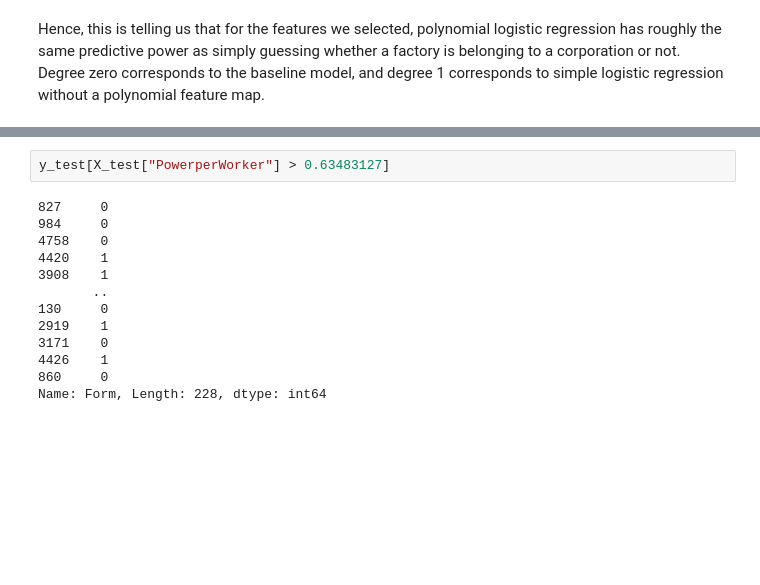
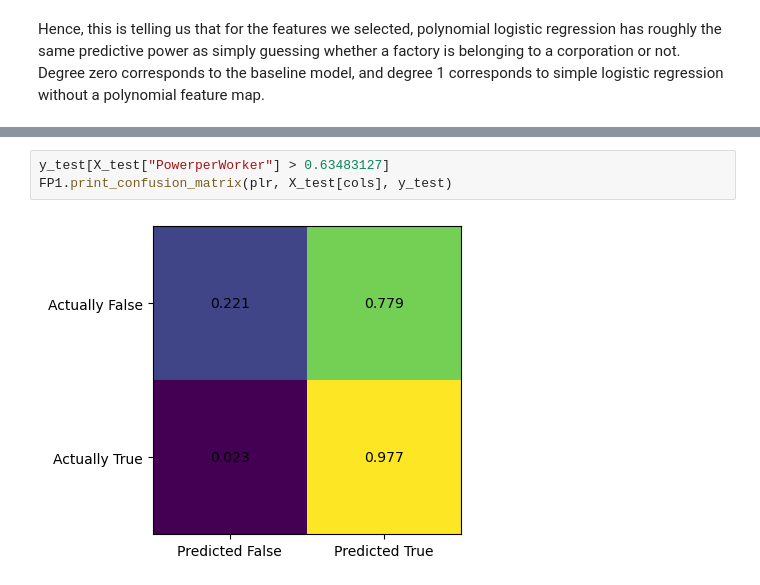
Before and after one commit to Xianzhiwang1/Leet-Code-Project, a Jupyter notebook: final-blog-post/index.ipynb, the cells around one changed output, grey strips where cells are left out. Saved outputs shown, nothing was run; the diff lists cells and outputs as text; blank space fills up the shorter version.

```diff
--- a/final-blog-post/index.ipynb
+++ b/final-blog-post/index.ipynb
@@ -412,15 +457,5 @@ array([[0.44110276, 0.55889724],
 # %%
 y_test[X_test["PowerperWorker"] > 0.63483127]
+FP1.print_confusion_matrix(plr, X_test[cols], y_test)
 # %% [output]
-827     0
-984     0
-4758    0
-4420    1
-3908    1
-       ..
-130     0
-2919    1
-3171    0
-4426    1
-860     0
-Name: Form, Length: 228, dtype: int64
+[figure, added]
```
Also changed, not shown: parts of 20 cells of this notebook, 2 other files.
